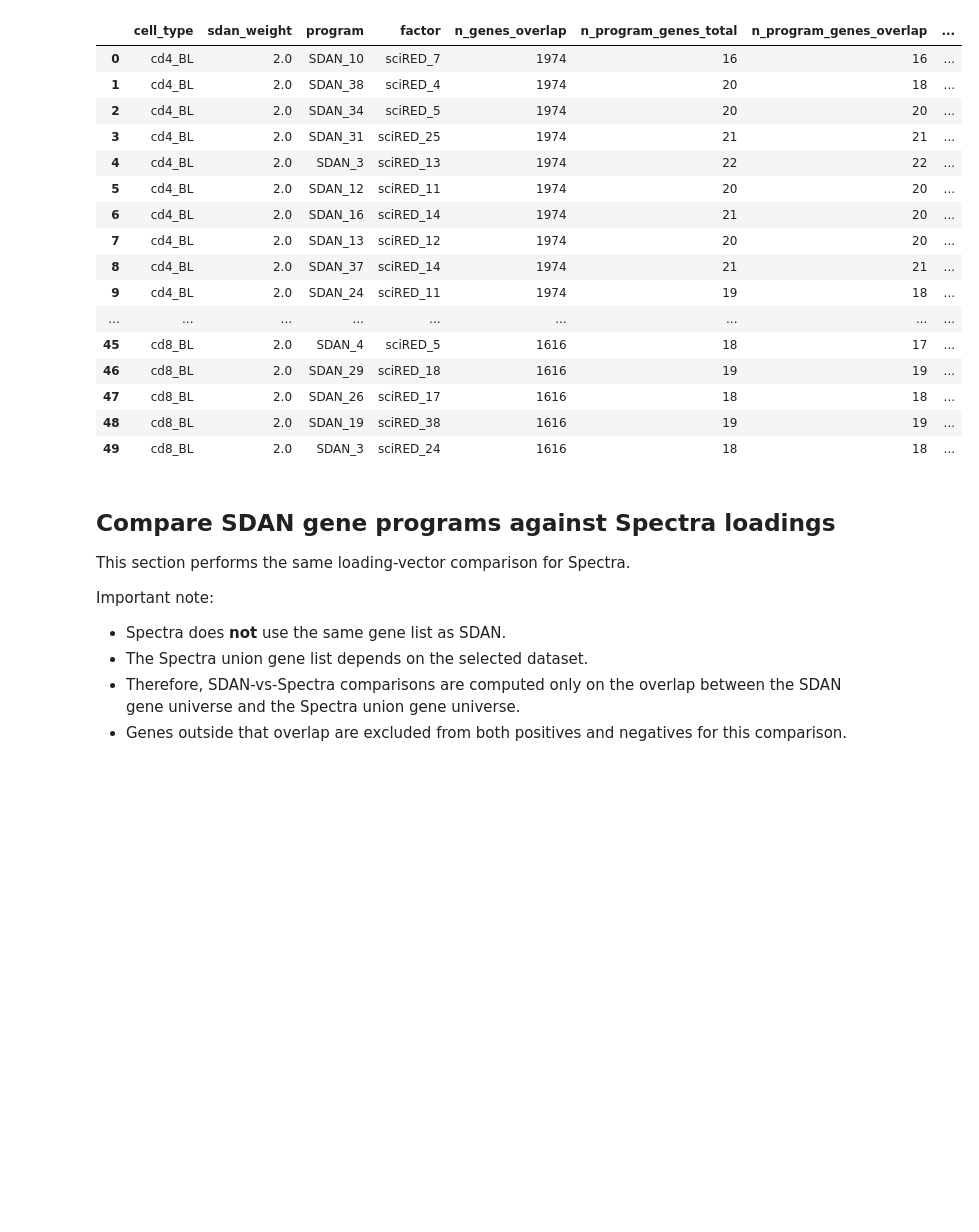
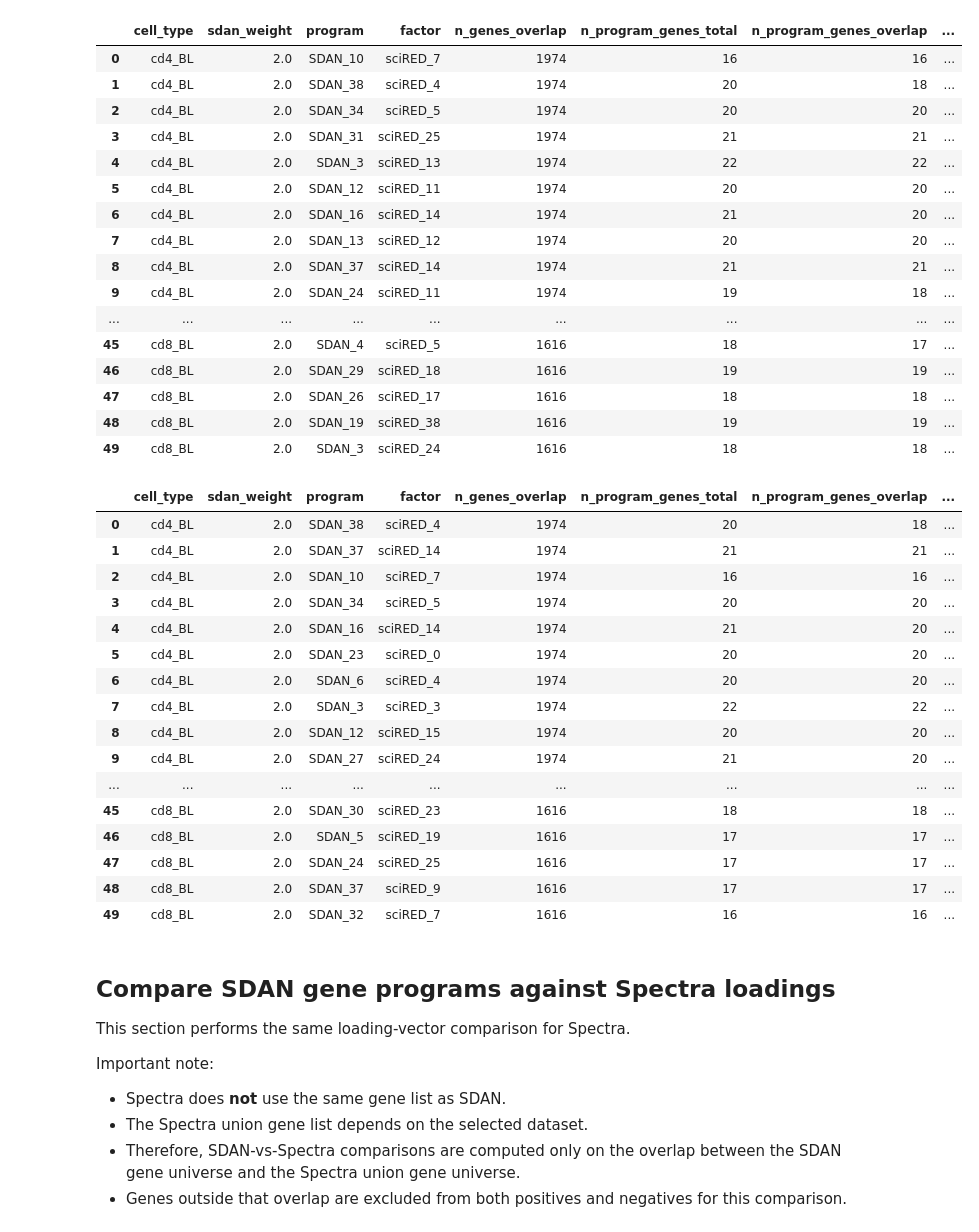
Before and after one commit to Sun-lab/SDAN, a Jupyter notebook: loading_comparison.ipynb, the cells around one changed output. Drawn from its saved outputs; the diff is of its cells as text; code cells hidden in the pictures; blank space fills up the shorter version.

```diff
--- a/loading_comparison.ipynb
+++ b/loading_comparison.ipynb
@@ -345,37 +513,71 @@ Saved CSV outputs to:
 # %%
-# Optional: rerun the sciRED summary for the selected analysis cell type.
+# Optional: summarize the best sciRED matches for both Su_2020 cell types.
 
 BATCH_WEIGHT = DEFAULT_WEIGHT
-combined_best = []
+combined_best_ap = []
+combined_best_auroc = []
 
-for cell_type in ANALYSIS_CELL_TYPES:
+for cell_type in CELL_TYPES:
     out = compute_program_factor_metrics(cell_type, BATCH_WEIGHT)
-    best = summarize_best_matches(out["metrics"], "average_precision")
-    combined_best.append(best)
+    connectivity = compute_sdan_connectivity_quantiles(
+        cell_type,
+        BATCH_WEIGHT,
+        threshold=CONNECTIVITY_THRESHOLD_DEFAULT,
+    )
+    test_separation = compute_sdan_test_separation_scores(cell_type, BATCH_WEIGHT)
+    best_ap = summarize_best_matches(out["metrics"], "average_precision")
+    best_ap = best_ap.merge(connectivity, on=["cell_type", "sdan_weight", "program"], how="left")
+    best_ap = best_ap.merge(test_separation, on=["cell_type", "sdan_weight", "program"], how="left")
+    combined_best_ap.append(best_ap)
+    best_auroc = summarize_best_matches(out["metrics"], "auroc")
+    best_auroc = best_auroc.merge(connectivity, on=["cell_type", "sdan_weight", "program"], how="left")
+    best_auroc = best_auroc.merge(test_separation, on=["cell_type", "sdan_weight", "program"], how="left")
+    combined_best_auroc.append(best_auroc)
 
-combined_best = pd.concat(combined_best, ignore_index=True)
-combined_best = combined_best.sort_values(["cell_type", "average_precision"], ascending=[True, False])
-display(combined_best.groupby("cell_type").head(10))
+combined_best_ap = pd.concat(combined_best_ap, ignore_index=True)
+combined_best_ap = combined_best_ap.sort_values(["cell_type", "average_precision"], ascending=[True, False])
+display(combined_best_ap.groupby("cell_type").head(10))
+combined_best_auroc = pd.concat(combined_best_auroc, ignore_index=True)
+combined_best_auroc = combined_best_auroc.sort_values(["cell_type", "auroc"], ascending=[True, False])
+display(combined_best_auroc.groupby("cell_type").head(10))
 
-combined_best.to_csv(RESULTS_DIR / f"{PRIMARY_CELL_TYPE}_weight_{BATCH_WEIGHT}_best_matches_by_average_precision.csv", index=False)
+combined_best_ap.to_csv(RESULTS_DIR / f"{DATASET}_best_matches_by_average_precision.csv", index=False)
+combined_best_auroc.to_csv(RESULTS_DIR / f"{DATASET}_best_matches_by_auroc.csv", index=False)
 # %% [output]
 |  | cell_type | sdan_weight | program | factor | n_genes_overlap | n_program_genes_total | n_program_genes_overlap | ... |
 | 0 | cd4_BL | 2.0 | SDAN_10 | sciRED_7 | 1974 | 16 | 16 | ... |
 | 1 | cd4_BL | 2.0 | SDAN_38 | sciRED_4 | 1974 | 20 | 18 | ... |
 | 2 | cd4_BL | 2.0 | SDAN_34 | sciRED_5 | 1974 | 20 | 20 | ... |
 | 3 | cd4_BL | 2.0 | SDAN_31 | sciRED_25 | 1974 | 21 | 21 | ... |
 | 4 | cd4_BL | 2.0 | SDAN_3 | sciRED_13 | 1974 | 22 | 22 | ... |
 | 5 | cd4_BL | 2.0 | SDAN_12 | sciRED_11 | 1974 | 20 | 20 | ... |
 | 6 | cd4_BL | 2.0 | SDAN_16 | sciRED_14 | 1974 | 21 | 20 | ... |
 | 7 | cd4_BL | 2.0 | SDAN_13 | sciRED_12 | 1974 | 20 | 20 | ... |
 | 8 | cd4_BL | 2.0 | SDAN_37 | sciRED_14 | 1974 | 21 | 21 | ... |
 | 9 | cd4_BL | 2.0 | SDAN_24 | sciRED_11 | 1974 | 19 | 18 | ... |
 | ... | ... | ... | ... | ... | ... | ... | ... | ... |
 | 45 | cd8_BL | 2.0 | SDAN_4 | sciRED_5 | 1616 | 18 | 17 | ... |
 | 46 | cd8_BL | 2.0 | SDAN_29 | sciRED_18 | 1616 | 19 | 19 | ... |
 | 47 | cd8_BL | 2.0 | SDAN_26 | sciRED_17 | 1616 | 18 | 18 | ... |
 | 48 | cd8_BL | 2.0 | SDAN_19 | sciRED_38 | 1616 | 19 | 19 | ... |
 | 49 | cd8_BL | 2.0 | SDAN_3 | sciRED_24 | 1616 | 18 | 18 | ... |
+|  | cell_type | sdan_weight | program | factor | n_genes_overlap | n_program_genes_total | n_program_genes_overlap | ... |
+| 0 | cd4_BL | 2.0 | SDAN_38 | sciRED_4 | 1974 | 20 | 18 | ... |
+| 1 | cd4_BL | 2.0 | SDAN_37 | sciRED_14 | 1974 | 21 | 21 | ... |
+| 2 | cd4_BL | 2.0 | SDAN_10 | sciRED_7 | 1974 | 16 | 16 | ... |
+| 3 | cd4_BL | 2.0 | SDAN_34 | sciRED_5 | 1974 | 20 | 20 | ... |
+| 4 | cd4_BL | 2.0 | SDAN_16 | sciRED_14 | 1974 | 21 | 20 | ... |
+| 5 | cd4_BL | 2.0 | SDAN_23 | sciRED_0 | 1974 | 20 | 20 | ... |
+| 6 | cd4_BL | 2.0 | SDAN_6 | sciRED_4 | 1974 | 20 | 20 | ... |
+| 7 | cd4_BL | 2.0 | SDAN_3 | sciRED_3 | 1974 | 22 | 22 | ... |
+| 8 | cd4_BL | 2.0 | SDAN_12 | sciRED_15 | 1974 | 20 | 20 | ... |
+| 9 | cd4_BL | 2.0 | SDAN_27 | sciRED_24 | 1974 | 21 | 20 | ... |
+| ... | ... | ... | ... | ... | ... | ... | ... | ... |
+| 45 | cd8_BL | 2.0 | SDAN_30 | sciRED_23 | 1616 | 18 | 18 | ... |
+| 46 | cd8_BL | 2.0 | SDAN_5 | sciRED_19 | 1616 | 17 | 17 | ... |
+| 47 | cd8_BL | 2.0 | SDAN_24 | sciRED_25 | 1616 | 17 | 17 | ... |
+| 48 | cd8_BL | 2.0 | SDAN_37 | sciRED_9 | 1616 | 17 | 17 | ... |
+| 49 | cd8_BL | 2.0 | SDAN_32 | sciRED_7 | 1616 | 16 | 16 | ... |
 # %% [markdown]
 ## Compare SDAN gene programs against Spectra loadings
 
```
Also changed, not shown: parts of 10 cells of this notebook.
